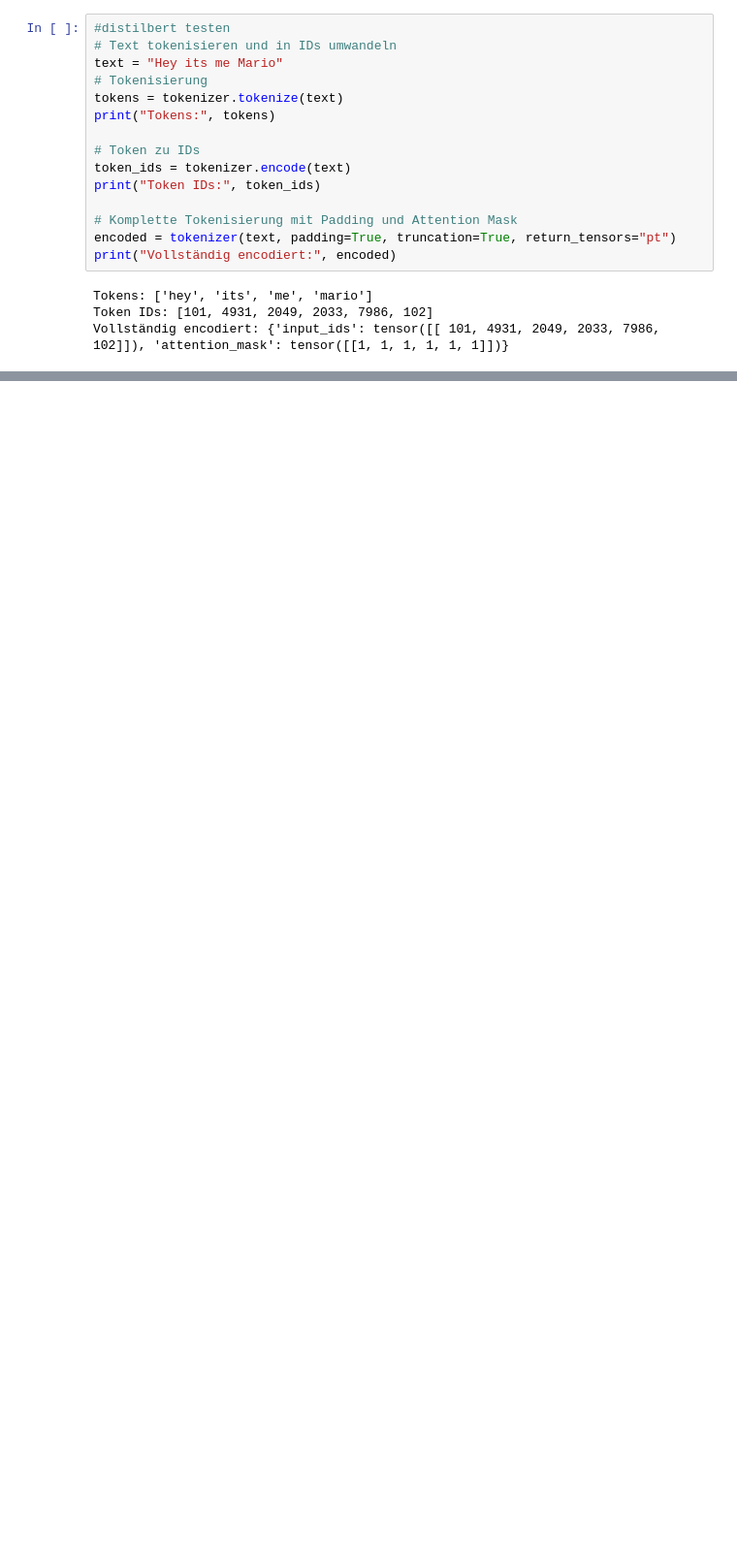
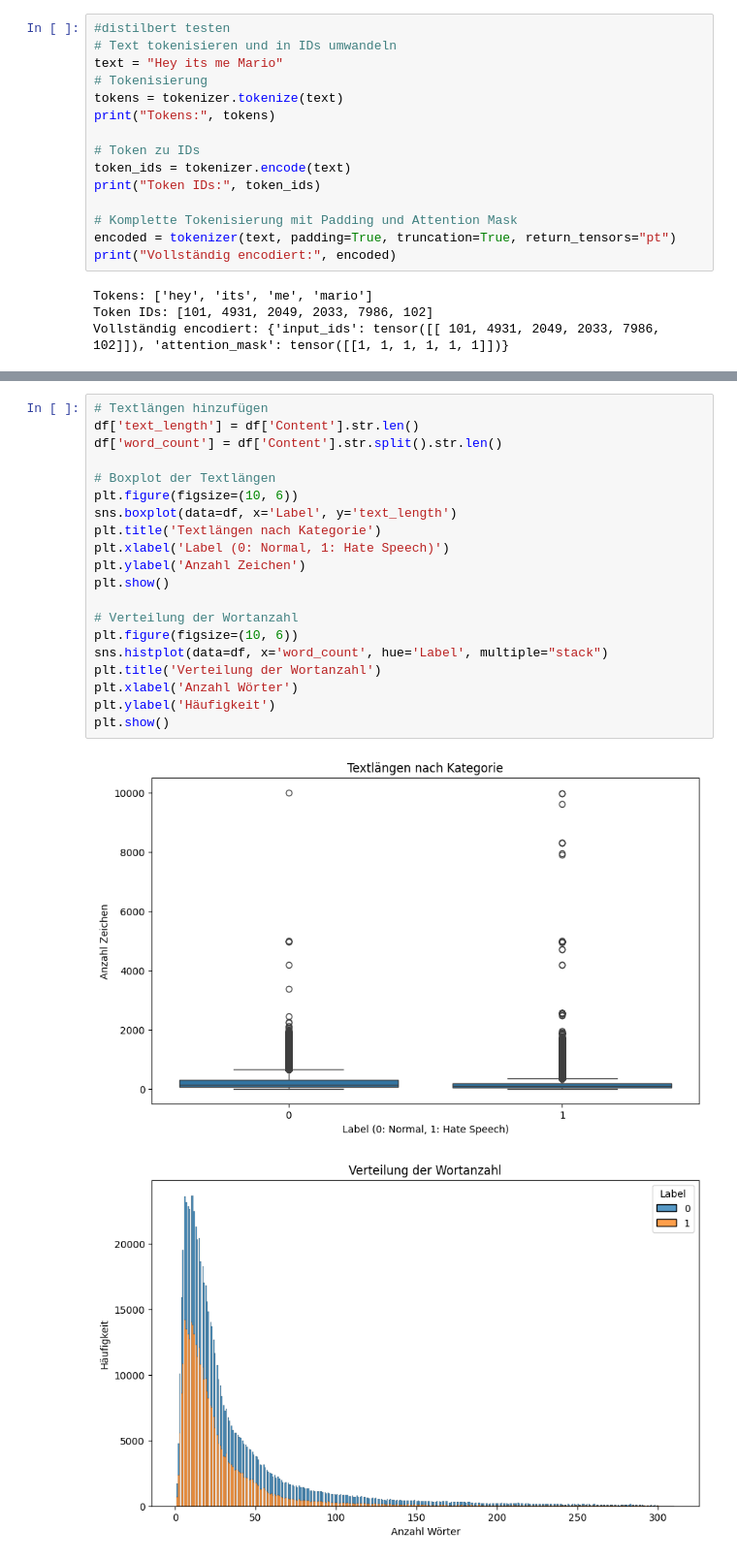
Before and after one commit to LukeIKG/xai-hatespeech, a Jupyter notebook: transformer.ipynb, the cells around one changed output, grey strips where cells are left out. Shown at 97% size. Drawn from its saved outputs; the diff is of its cells as text; blank space fills up the shorter version.

```diff
--- a/transformer.ipynb
+++ b/transformer.ipynb
@@ -65,0 +79,23 @@ OSError: Error no file named pytorch_model.bin, model.safetensors, tf_model.h5,
+# %%
+# Textlängen hinzufügen
+df['text_length'] = df['Content'].str.len()
+df['word_count'] = df['Content'].str.split().str.len()
+
+# Boxplot der Textlängen
+plt.figure(figsize=(10, 6))
+sns.boxplot(data=df, x='Label', y='text_length')
+plt.title('Textlängen nach Kategorie')
+plt.xlabel('Label (0: Normal, 1: Hate Speech)')
+plt.ylabel('Anzahl Zeichen')
+plt.show()
+
+# Verteilung der Wortanzahl
+plt.figure(figsize=(10, 6))
+sns.histplot(data=df, x='word_count', hue='Label', multiple="stack")
+plt.title('Verteilung der Wortanzahl')
+plt.xlabel('Anzahl Wörter')
+plt.ylabel('Häufigkeit')
+plt.show()
+# %% [output]
+[figure, added]
+[figure, added]
```
Also changed, not shown: parts of 12 cells of this notebook.
